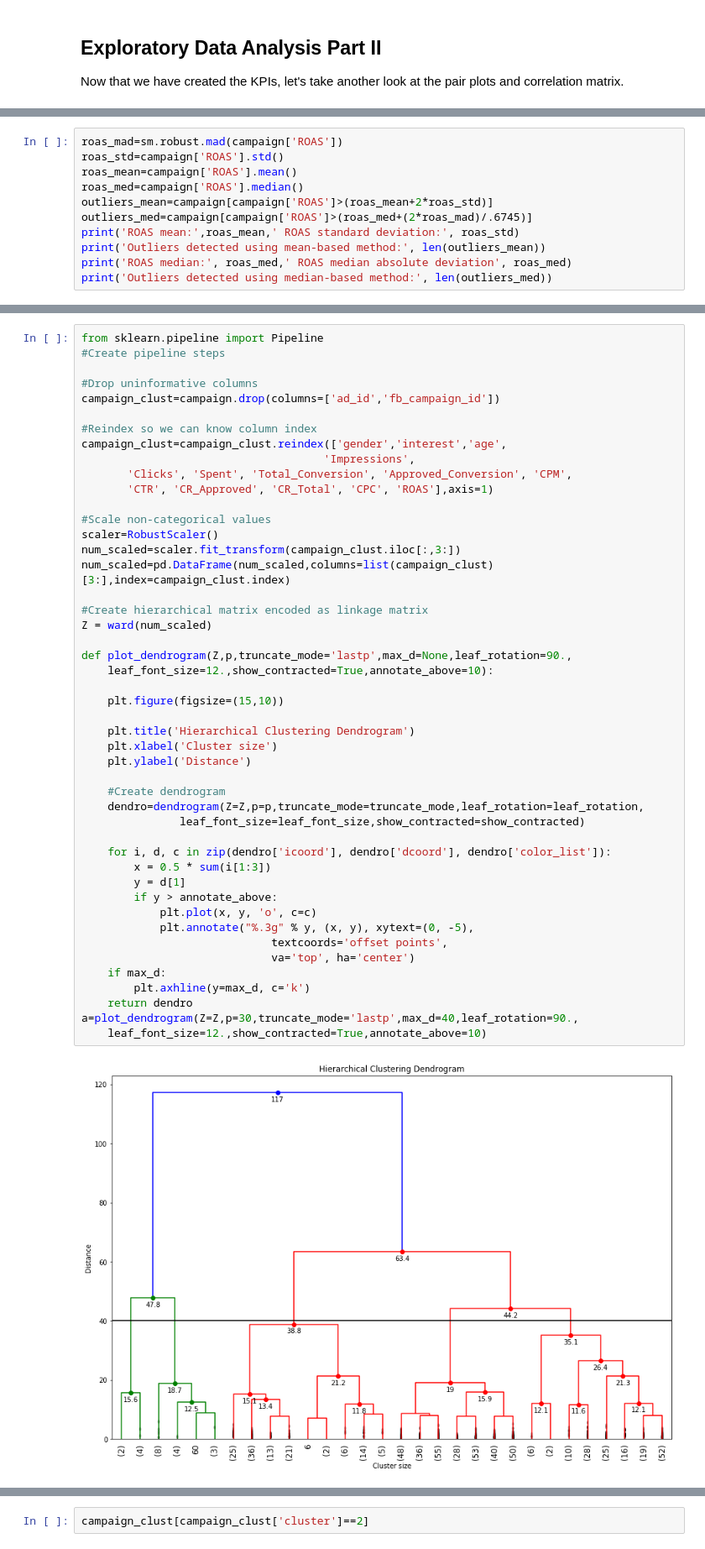
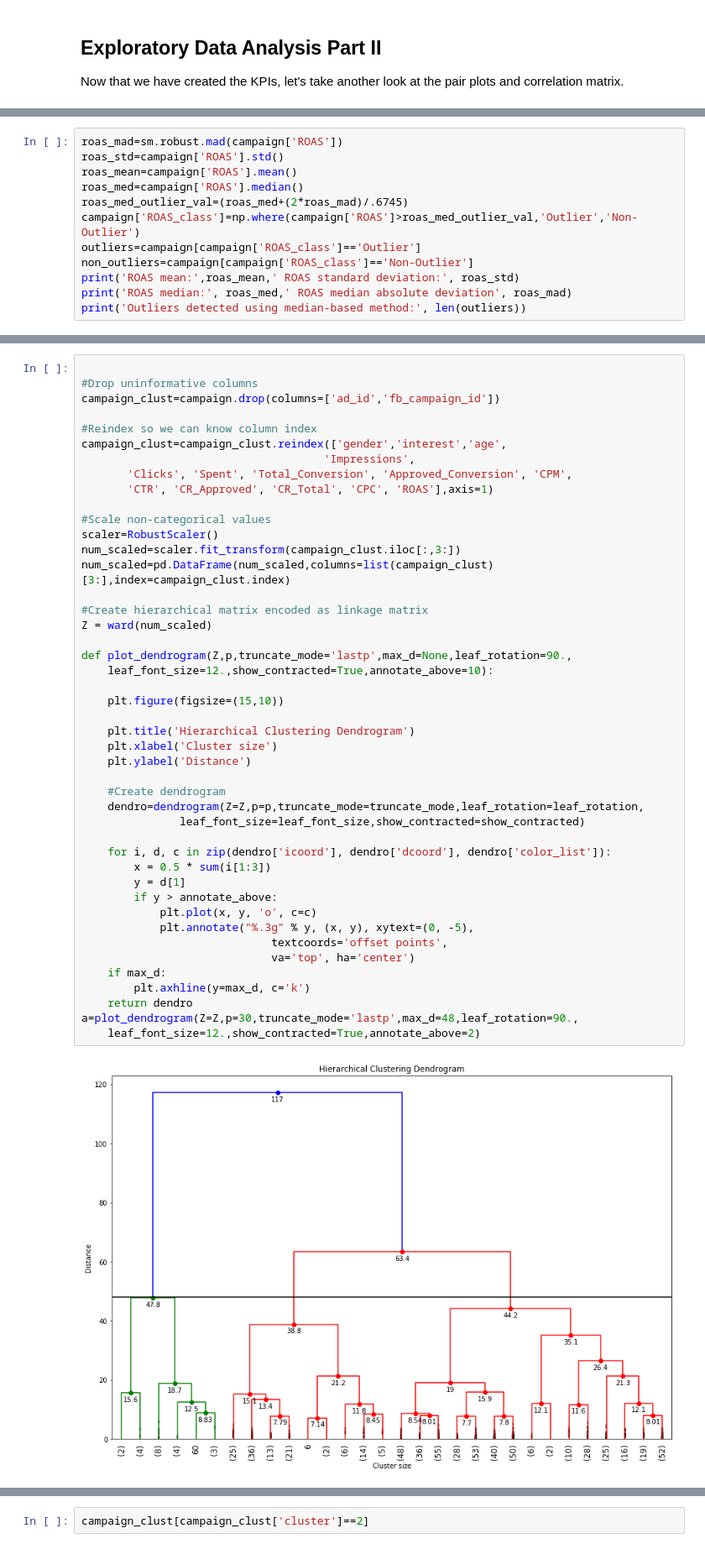
Before and after one commit to mgthometz/facebookads, a Jupyter notebook: fb_ad_analysis.ipynb, the cells around one changed output, grey strips where cells are left out. Shown at 84% size. Saved outputs shown, nothing was run; the diff lists cells and outputs as text.

```diff
--- a/fb_ad_analysis.ipynb
+++ b/fb_ad_analysis.ipynb
@@ -289,11 +289,12 @@ roas_mad=sm.robust.mad(campaign['ROAS'])
 roas_std=campaign['ROAS'].std()
 roas_mean=campaign['ROAS'].mean()
 roas_med=campaign['ROAS'].median()
-outliers_mean=campaign[campaign['ROAS']>(roas_mean+2*roas_std)]
-outliers_med=campaign[campaign['ROAS']>(roas_med+(2*roas_mad)/.6745)]
+roas_med_outlier_val=(roas_med+(2*roas_mad)/.6745)
+campaign['ROAS_class']=np.where(campaign['ROAS']>roas_med_outlier_val,'Outlier','Non-Outlier')
+outliers=campaign[campaign['ROAS_class']=='Outlier']
+non_outliers=campaign[campaign['ROAS_class']=='Non-Outlier']
 print('ROAS mean:',roas_mean,' ROAS standard deviation:', roas_std)
-print('Outliers detected using mean-based method:', len(outliers_mean))
-print('ROAS median:', roas_med,' ROAS median absolute deviation', roas_med)
-print('Outliers detected using median-based method:', len(outliers_med))
+print('ROAS median:', roas_med,' ROAS median absolute deviation', roas_mad)
+print('Outliers detected using median-based method:', len(outliers))
 # %% [output]
 ROAS mean: 3.9110675537337927  ROAS standard deviation: 7.792016531052357
@@ -419,6 +462,4 @@ Percent less gross revenue produced by ads targeted to females -16.62%
 # %%
-from sklearn.pipeline import Pipeline
-#Create pipeline steps
 
 #Drop uninformative columns
 campaign_clust=campaign.drop(columns=['ad_id','fb_campaign_id'])
@@ -435,34 +476,34 @@ num_scaled=scaler.fit_transform(campaign_clust.iloc[:,3:])
 num_scaled=pd.DataFrame(num_scaled,columns=list(campaign_clust)[3:],index=campaign_clust.index)
 
 #Create hierarchical matrix encoded as linkage matrix
 Z = ward(num_scaled)
 
 def plot_dendrogram(Z,p,truncate_mode='lastp',max_d=None,leaf_rotation=90.,
     leaf_font_size=12.,show_contracted=True,annotate_above=10):
 
     plt.figure(figsize=(15,10))
 
     plt.title('Hierarchical Clustering Dendrogram')
     plt.xlabel('Cluster size')
     plt.ylabel('Distance')
 
     #Create dendrogram
     dendro=dendrogram(Z=Z,p=p,truncate_mode=truncate_mode,leaf_rotation=leaf_rotation,
                leaf_font_size=leaf_font_size,show_contracted=show_contracted)
 
     for i, d, c in zip(dendro['icoord'], dendro['dcoord'], dendro['color_list']):
         x = 0.5 * sum(i[1:3])
         y = d[1]
         if y > annotate_above:
             plt.plot(x, y, 'o', c=c)
             plt.annotate("%.3g" % y, (x, y), xytext=(0, -5),
                              textcoords='offset points',
                              va='top', ha='center')
     if max_d:
         plt.axhline(y=max_d, c='k')
     return dendro
-a=plot_dendrogram(Z=Z,p=30,truncate_mode='lastp',max_d=40,leaf_rotation=90.,
-    leaf_font_size=12.,show_contracted=True,annotate_above=10)
+a=plot_dendrogram(Z=Z,p=30,truncate_mode='lastp',max_d=48,leaf_rotation=90.,
+    leaf_font_size=12.,show_contracted=True,annotate_above=2)
 # %% [output]
-[figure, old version]
+[figure, new version]
 # %%
```
Also changed, not shown: parts of 27 cells of this notebook.
